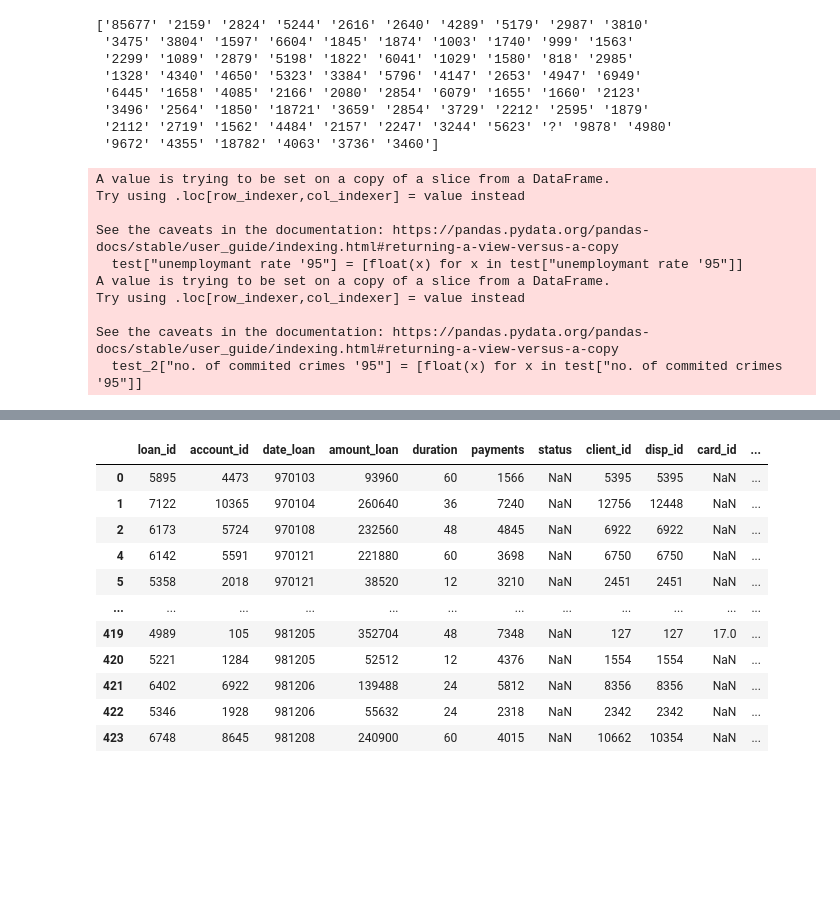
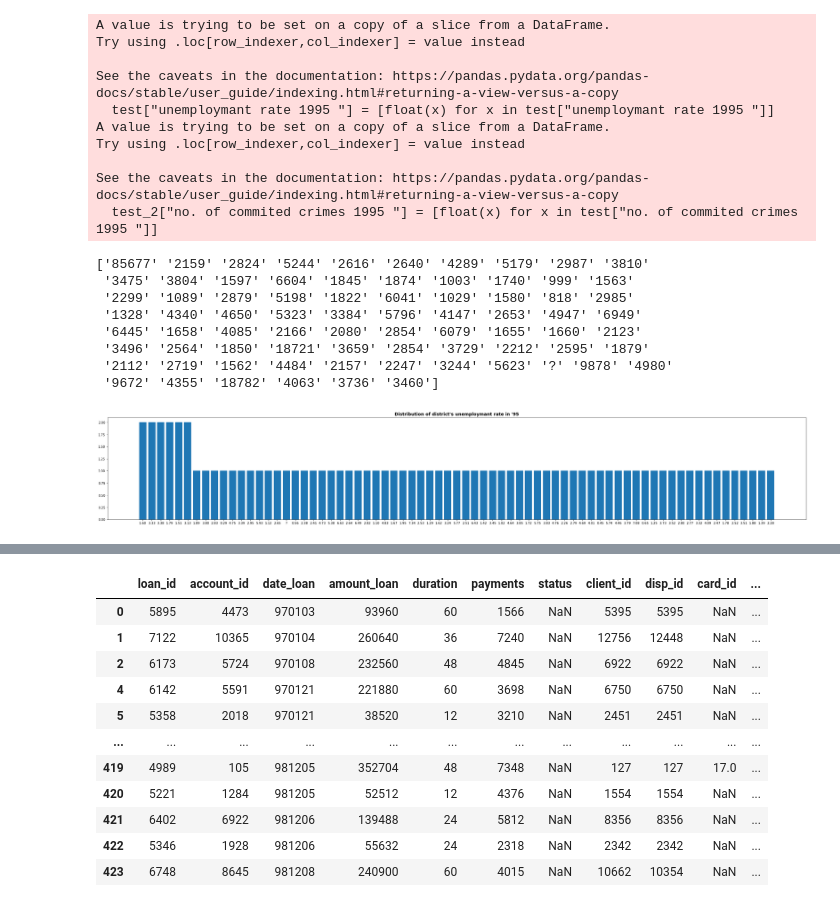
Before and after one commit to diogohalmeida/FEUP-AC-PROJ, a Jupyter notebook: Proj.ipynb, the cells around one changed output, grey strips where cells are left out. Cells and saved outputs as stored; diff of their text form; code cells hidden in the pictures; blank space fills up the shorter version.

```diff
--- a/Proj.ipynb
+++ b/Proj.ipynb
@@ -67,59 +71,60 @@ def isDistNormal(col_name, test):
 # %%
 # Cleaning district data
 districts = pd.read_csv("dataset/district.csv", sep=";")
 # Renaming code to district_id
 districts.rename(columns={"code ": "district_id"}, inplace=True)
 # Removing name and region
-districts.drop(['name','region'], axis=1, inplace=True)
+districts.drop(['name ','region'], axis=1, inplace=True)
 
 #district_g = sb.PairGrid(districts)
 #district_g.map(plt.scatter)
 #plt.savefig("stats/pair_plot_district_data.png")
 
-#plt.figure(figsize=(40,6))
-#plt.title("Distribution of district's unemploymant rate in '95", fontdict={'fontsize': 14, 'fontweight': 'bold'})
-#plt.hist(districts["unemploymant rate '95 "])
-#plt.savefig("stats/district_unemployment_rate_95_hist.png")
+plt.figure(figsize=(40,6))
+plt.title("Distribution of district's unemploymant rate in '95", fontdict={'fontsize': 14, 'fontweight': 'bold'})
+plt.bar(districts["unemploymant rate 1995 "].value_counts().keys(), districts["unemploymant rate 1995 "].value_counts().values)
+plt.savefig("stats/district_unemployment_rate_95_hist.png")
 
-test = districts.loc[districts["unemploymant rate '95"] != '?']
-test["unemploymant rate '95"] = [float(x) for x in test["unemploymant rate '95"]]
+test = districts.loc[districts["unemploymant rate 1995 "] != '?']
+test["unemploymant rate 1995 "] = [float(x) for x in test["unemploymant rate 1995 "]]
 
-mean_rate = test["unemploymant rate '95"].mean()
+mean_rate = test["unemploymant rate 1995 "].mean()
 
 
-districts["unemploymant rate '95"] = [mean_rate if x == "?" else float(x) for x in districts["unemploymant rate '95"]]
+districts["unemploymant rate 1995 "] = [mean_rate if x == "?" else float(x) for x in districts["unemploymant rate 1995 "]]
 
-print(districts["no. of commited crimes '95"].values)
+print(districts["no. of commited crimes 1995 "].values)
 
 
-test_2 = districts.loc[districts["no. of commited crimes '95"] != '?']
-test_2["no. of commited crimes '95"] = [float(x) for x in test["no. of commited crimes '95"]]
+test_2 = districts.loc[districts["no. of commited crimes 1995 "] != '?']
+test_2["no. of commited crimes 1995 "] = [float(x) for x in test["no. of commited crimes 1995 "]]
 
 #isDistNormal("unemploymant rate '95 ", test)
 #isDistNormal("no. of commited crimes '95 ", test_2)
 
-mean_no = test_2["no. of commited crimes '95"].mean()
+mean_no = test_2["no. of commited crimes 1995 "].mean()
 
-districts["no. of commited crimes '95"] = [mean_no if x == "?" else float(x) for x in districts["no. of commited crimes '95"]]
+districts["no. of commited crimes 1995 "] = [mean_no if x == "?" else float(x) for x in districts["no. of commited crimes 1995 "]]
 # %% [output]
-['85677' '2159' '2824' '5244' '2616' '2640' '4289' '5179' '2987' '3810'
- '3475' '3804' '1597' '6604' '1845' '1874' '1003' '1740' '999' '1563'
- '2299' '1089' '2879' '5198' '1822' '6041' '1029' '1580' '818' '2985'
- '1328' '4340' '4650' '5323' '3384' '5796' '4147' '2653' '4947' '6949'
- '6445' '1658' '4085' '2166' '2080' '2854' '6079' '1655' '1660' '2123'
- '3496' '2564' '1850' '18721' '3659' '2854' '3729' '2212' '2595' '1879'
- '2112' '2719' '1562' '4484' '2157' '2247' '3244' '5623' '?' '9878' '4980'
- '9672' '4355' '18782' '4063' '3736' '3460']
+A value is trying to be set on a copy of a slice from a DataFrame.
+Try using .loc[row_indexer,col_indexer] = value instead
+
+See the caveats in the documentation: https://pandas.pydata.org/pandas-docs/stable/user_guide/indexing.html#returning-a-view-versus-a-copy
+  test["unemploymant rate 1995 "] = [float(x) for x in test["unemploymant rate 1995 "]]
+A value is trying to be set on a copy of a slice from a DataFrame.
+Try using .loc[row_indexer,col_indexer] = value instead
+
+See the caveats in the documentation: https://pandas.pydata.org/pandas-docs/stable/user_guide/indexing.html#returning-a-view-versus-a-copy
+  test_2["no. of commited crimes 1995 "] = [float(x) for x in test["no. of commited crimes 1995 "]]
-A value is trying to be set on a copy of a slice from a DataFrame.
-Try using .loc[row_indexer,col_indexer] = value instead
-
-See the caveats in the documentation: https://pandas.pydata.org/pandas-docs/stable/user_guide/indexing.html#returning-a-view-versus-a-copy
-  test["unemploymant rate '95"] = [float(x) for x in test["unemploymant rate '95"]]
-A value is trying to be set on a copy of a slice from a DataFrame.
-Try using .loc[row_indexer,col_indexer] = value instead
-
-See the caveats in the documentation: https://pandas.pydata.org/pandas-docs/stable/user_guide/indexing.html#returning-a-view-versus-a-copy
-  test_2["no. of commited crimes '95"] = [float(x) for x in test["no. of commited crimes '95"]]
+['85677' '2159' '2824' '5244' '2616' '2640' '4289' '5179' '2987' '3810'
+ '3475' '3804' '1597' '6604' '1845' '1874' '1003' '1740' '999' '1563'
+ '2299' '1089' '2879' '5198' '1822' '6041' '1029' '1580' '818' '2985'
+ '1328' '4340' '4650' '5323' '3384' '5796' '4147' '2653' '4947' '6949'
+ '6445' '1658' '4085' '2166' '2080' '2854' '6079' '1655' '1660' '2123'
+ '3496' '2564' '1850' '18721' '3659' '2854' '3729' '2212' '2595' '1879'
+ '2112' '2719' '1562' '4484' '2157' '2247' '3244' '5623' '?' '9878' '4980'
+ '9672' '4355' '18782' '4063' '3736' '3460']
+[figure, added]
 # %%
 # Merging districts
 clients_disps_cards_districts = pd.merge(clients_disps_cards, districts, on="district_id")
```
Also changed, not shown: parts of 5 cells of this notebook, 8 other files.
